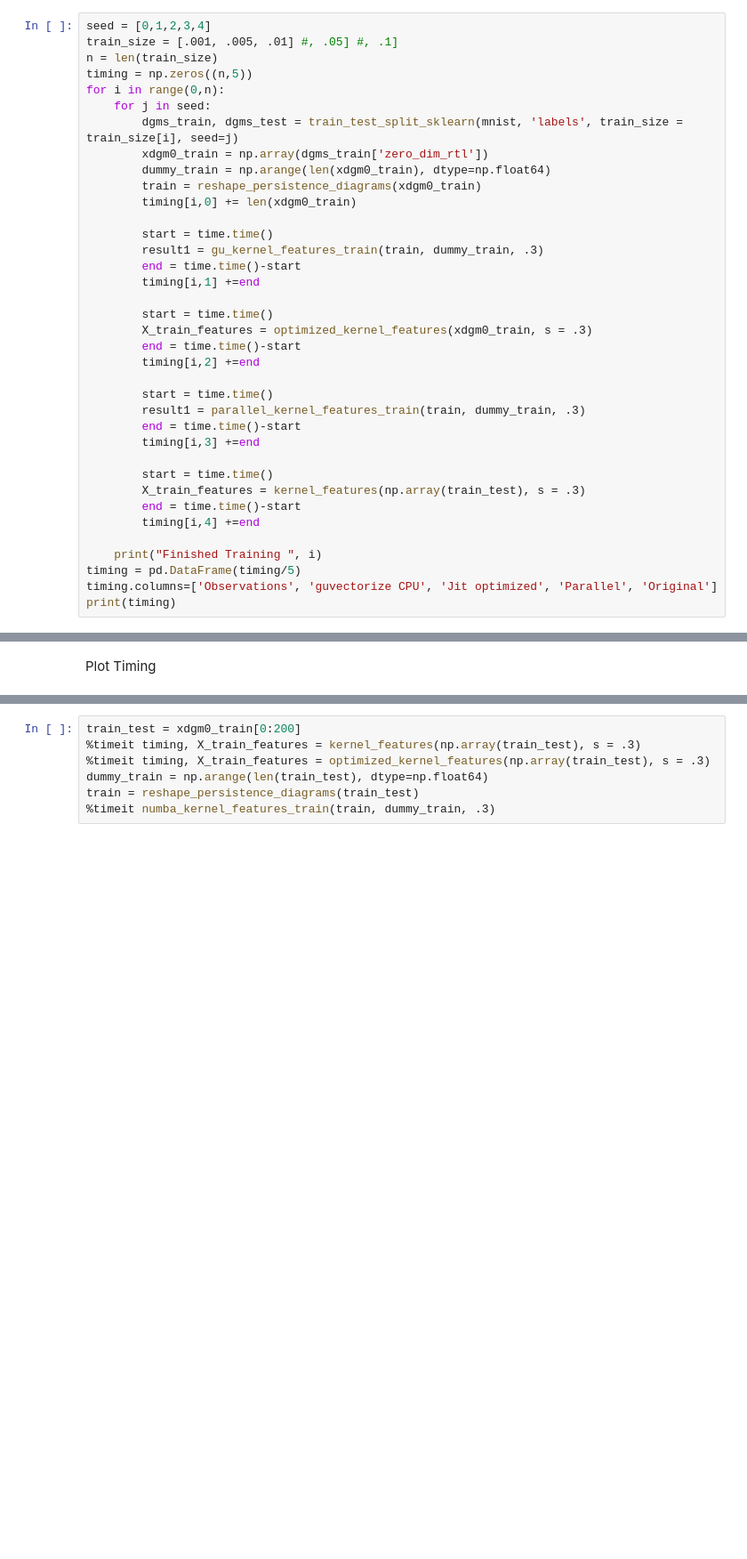
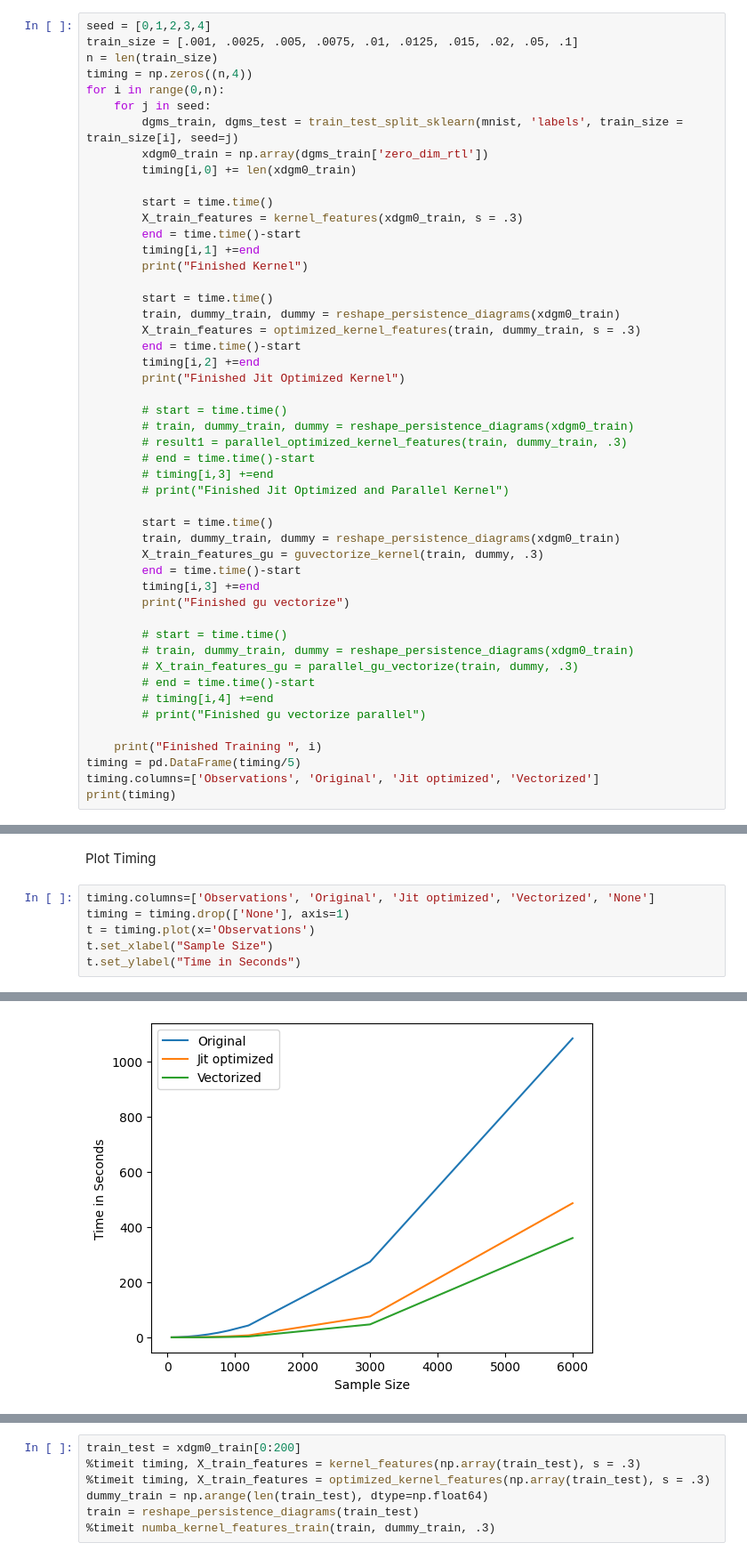
Before and after one commit to TeaspoonTDA/teaspoon, a Jupyter notebook: notebooks/ml_methods_timing_kernel.ipynb, the cells around one changed output, grey strips where cells are left out. Shown at 89% size. Saved outputs shown, nothing was run; the diff lists cells and outputs as text; blank space fills up the shorter version.

```diff
--- a/notebooks/ml_methods_timing_kernel.ipynb
+++ b/notebooks/ml_methods_timing_kernel.ipynb
@@ -276,39 +290,51 @@ result = gu_kernel_features_train(train, dummy_train, .3)
 ### Loop for random samples and timing
 # %%
 seed = [0,1,2,3,4]
-train_size = [.001, .005, .01] #, .05] #, .1]
+train_size = [.001, .0025, .005, .0075, .01, .0125, .015, .02, .05, .1]
 n = len(train_size)
-timing = np.zeros((n,5))
+timing = np.zeros((n,4))
 for i in range(0,n):
     for j in seed:
         dgms_train, dgms_test = train_test_split_sklearn(mnist, 'labels', train_size = train_size[i], seed=j)
         xdgm0_train = np.array(dgms_train['zero_dim_rtl'])
-        dummy_train = np.arange(len(xdgm0_train), dtype=np.float64)
-        train = reshape_persistence_diagrams(xdgm0_train)
         timing[i,0] += len(xdgm0_train)
 
         start = time.time()
-        result1 = gu_kernel_features_train(train, dummy_train, .3)
+        X_train_features = kernel_features(xdgm0_train, s = .3)
         end = time.time()-start
         timing[i,1] +=end
+        print("Finished Kernel")
 
         start = time.time()
-        X_train_features = optimized_kernel_features(xdgm0_train, s = .3)
+        train, dummy_train, dummy = reshape_persistence_diagrams(xdgm0_train)
+        X_train_features = optimized_kernel_features(train, dummy_train, s = .3)
         end = time.time()-start
         timing[i,2] +=end
+        print("Finished Jit Optimized Kernel")
+
+        # start = time.time()
+        # train, dummy_train, dummy = reshape_persistence_diagrams(xdgm0_train)
+        # result1 = parallel_optimized_kernel_features(train, dummy_train, .3)
+        # end = time.time()-start
+        # timing[i,3] +=end
+        # print("Finished Jit Optimized and Parallel Kernel")
 
         start = time.time()
-        result1 = parallel_kernel_features_train(train, dummy_train, .3)
+        train, dummy_train, dummy = reshape_persistence_diagrams(xdgm0_train)
+        X_train_features_gu = guvectorize_kernel(train, dummy, .3)
         end = time.time()-start
         timing[i,3] +=end
+        print("Finished gu vectorize")
 
-        start = time.time()
-        X_train_features = kernel_features(np.array(train_test), s = .3)
-        end = time.time()-start
-        timing[i,4] +=end
+        # start = time.time()
+        # train, dummy_train, dummy = reshape_persistence_diagrams(xdgm0_train)
+        # X_train_features_gu = parallel_gu_vectorize(train, dummy, .3)
+        # end = time.time()-start
+        # timing[i,4] +=end
+        # print("Finished gu vectorize parallel")
 
     print("Finished Training ", i)
 timing = pd.DataFrame(timing/5)
-timing.columns=['Observations', 'guvectorize CPU', 'Jit optimized', 'Parallel', 'Original']
+timing.columns=['Observations', 'Original', 'Jit optimized', 'Vectorized']
 print(timing)
 # %% [output]
@@ -322,2 +359,9 @@ Finished Training  2
 # %% [markdown]
 Plot Timing
+# %%
+timing.columns=['Observations', 'Original', 'Jit optimized', 'Vectorized', 'None']
+timing = timing.drop(['None'], axis=1)
+t = timing.plot(x='Observations')
+t.set_xlabel("Sample Size")
+t.set_ylabel("Time in Seconds")
+# %% [output]
@@ -323,0 +369 @@ Plot Timing
+[figure, added]
```
Also changed, not shown: parts of 13 cells of this notebook, 2 other files.
